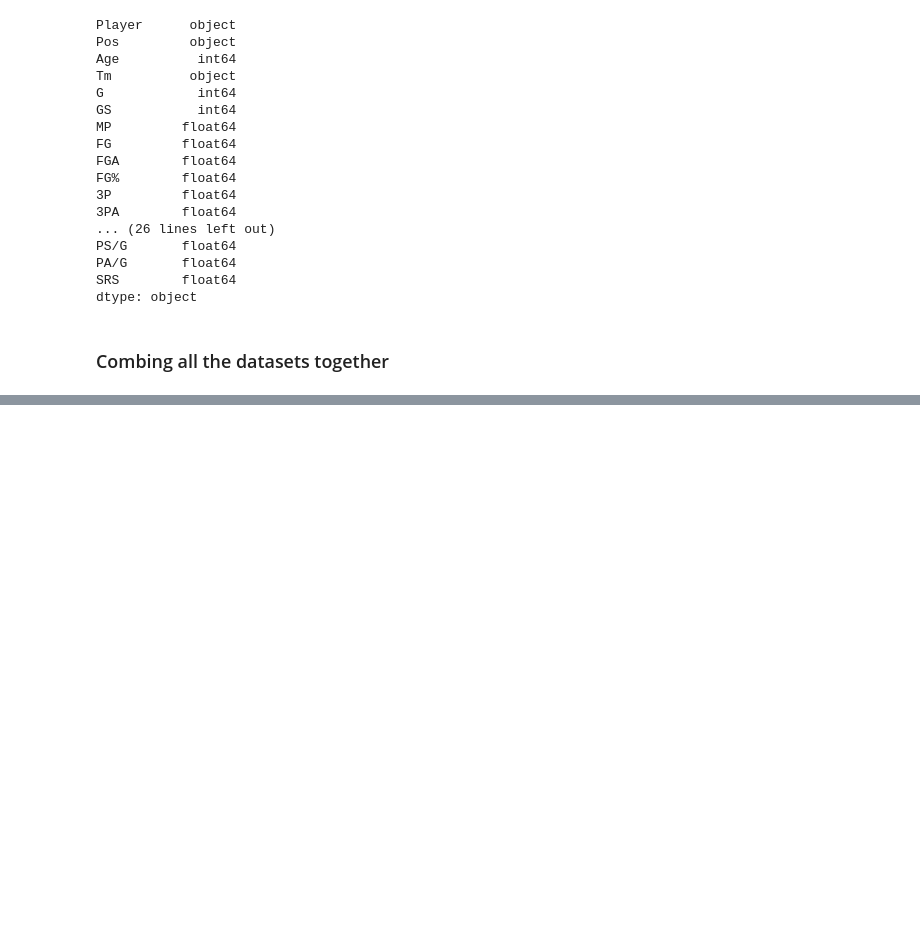
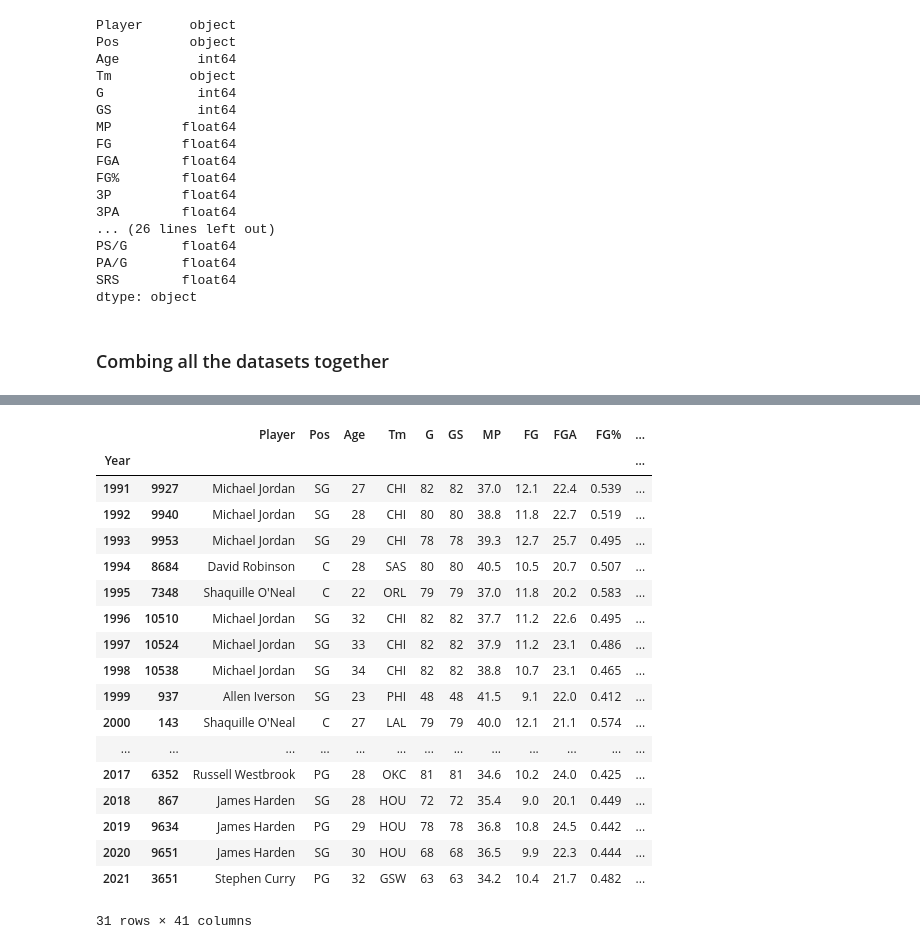
Before and after one commit to RoosterMonkey777/NBA-MVP-Predictor, a Jupyter notebook: nba_mvp_data_cleaning.ipynb, the cells around one changed output, grey strips where cells are left out. Drawn from its saved outputs; the diff is of its cells as text; code cells hidden in the pictures; blank space fills up the shorter version.

```diff
--- a/nba_mvp_data_cleaning.ipynb
+++ b/nba_mvp_data_cleaning.ipynb
@@ -591,0 +624,24 @@ stats.to_csv("player_mvp_stats.csv")
+# %%
+# highest for each year
+highest_scoring_year = stats.groupby("Year").apply(lambda x: x.sort_values("PTS", ascending=False).head(1))
+highest_scoring_year
+# %% [output]
+|  |  | Player | Pos | Age | Tm | G | GS | MP | FG | FGA | FG% | ... |
+| Year |  |  |  |  |  |  |  |  |  |  |  | ... |
+| 1991 | 9927 | Michael Jordan | SG | 27 | CHI | 82 | 82 | 37.0 | 12.1 | 22.4 | 0.539 | ... |
+| 1992 | 9940 | Michael Jordan | SG | 28 | CHI | 80 | 80 | 38.8 | 11.8 | 22.7 | 0.519 | ... |
+| 1993 | 9953 | Michael Jordan | SG | 29 | CHI | 78 | 78 | 39.3 | 12.7 | 25.7 | 0.495 | ... |
+| 1994 | 8684 | David Robinson | C | 28 | SAS | 80 | 80 | 40.5 | 10.5 | 20.7 | 0.507 | ... |
+| 1995 | 7348 | Shaquille O'Neal | C | 22 | ORL | 79 | 79 | 37.0 | 11.8 | 20.2 | 0.583 | ... |
+| 1996 | 10510 | Michael Jordan | SG | 32 | CHI | 82 | 82 | 37.7 | 11.2 | 22.6 | 0.495 | ... |
+| 1997 | 10524 | Michael Jordan | SG | 33 | CHI | 82 | 82 | 37.9 | 11.2 | 23.1 | 0.486 | ... |
+| 1998 | 10538 | Michael Jordan | SG | 34 | CHI | 82 | 82 | 38.8 | 10.7 | 23.1 | 0.465 | ... |
+| 1999 | 937 | Allen Iverson | SG | 23 | PHI | 48 | 48 | 41.5 | 9.1 | 22.0 | 0.412 | ... |
+| 2000 | 143 | Shaquille O'Neal | C | 27 | LAL | 79 | 79 | 40.0 | 12.1 | 21.1 | 0.574 | ... |
+| ... | ... | ... | ... | ... | ... | ... | ... | ... | ... | ... | ... | ... |
+| 2017 | 6352 | Russell Westbrook | PG | 28 | OKC | 81 | 81 | 34.6 | 10.2 | 24.0 | 0.425 | ... |
+| 2018 | 867 | James Harden | SG | 28 | HOU | 72 | 72 | 35.4 | 9.0 | 20.1 | 0.449 | ... |
+| 2019 | 9634 | James Harden | PG | 29 | HOU | 78 | 78 | 36.8 | 10.8 | 24.5 | 0.442 | ... |
+| 2020 | 9651 | James Harden | SG | 30 | HOU | 68 | 68 | 36.5 | 9.9 | 22.3 | 0.444 | ... |
+| 2021 | 3651 | Stephen Curry | PG | 32 | GSW | 63 | 63 | 34.2 | 10.4 | 21.7 | 0.482 | ... |
+31 rows × 41 columns
```
Also changed, not shown: parts of 10 cells of this notebook.
